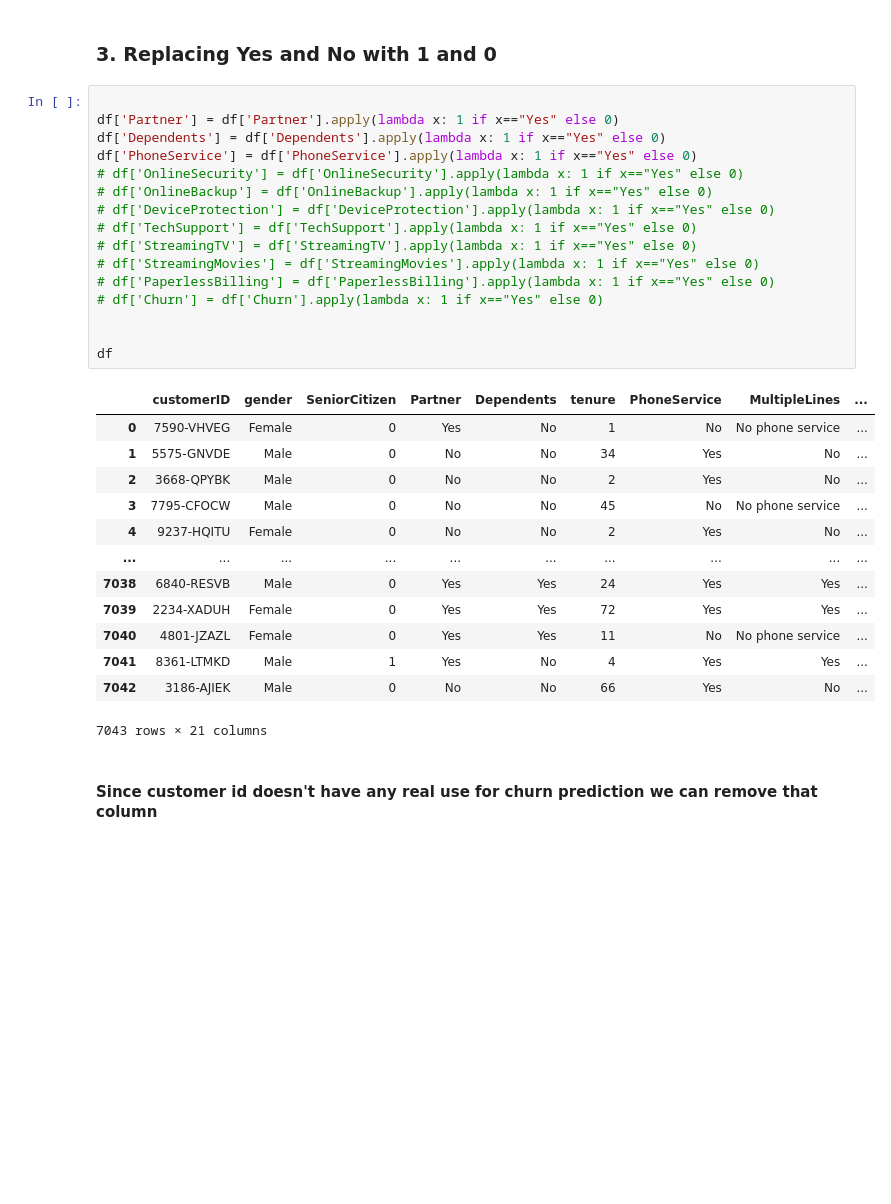
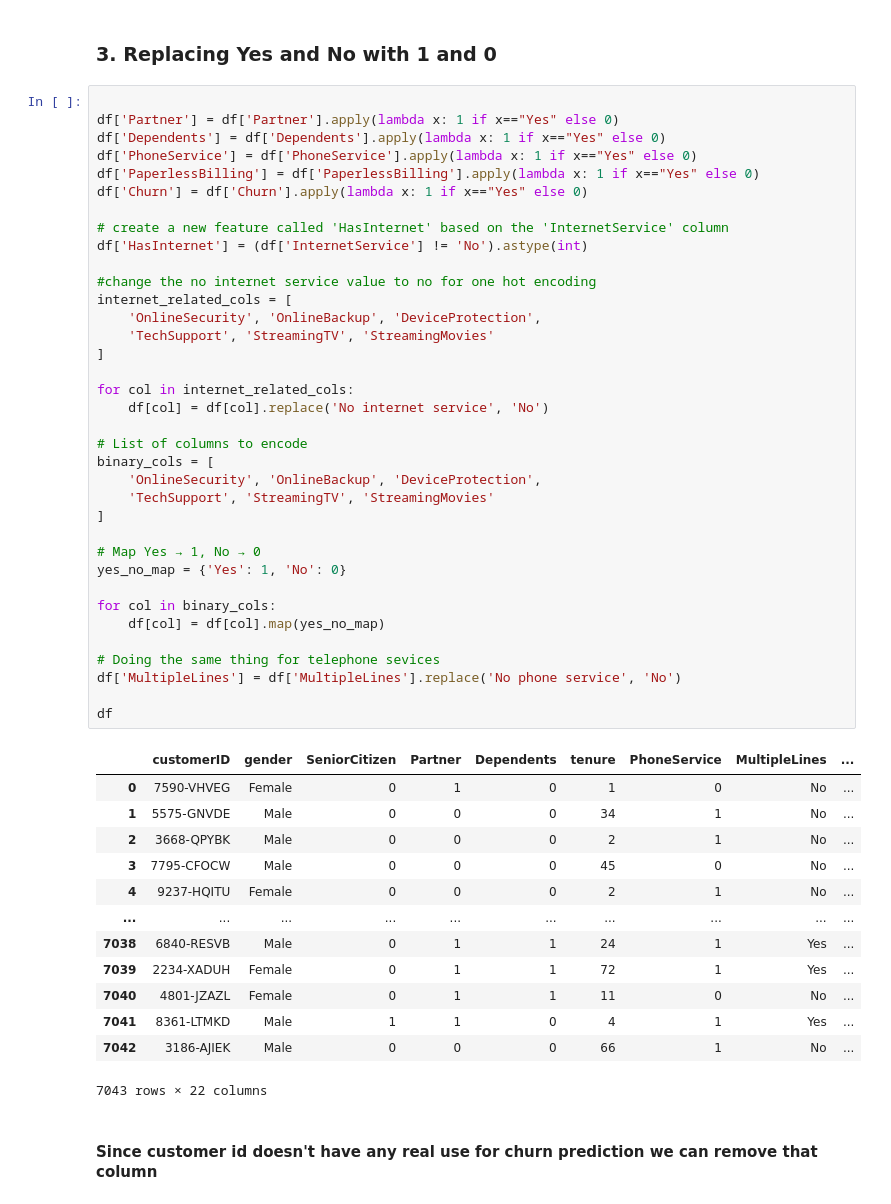
Before and after one commit to HirushikaPelagewtta/Telco-Customer-Churn-Prediction, a Jupyter notebook: EDA/0_Handling_Missing_Values.ipynb, the cells around one changed output. Drawn from its saved outputs; the diff is of its cells as text; blank space fills up the shorter version.

Commit message:
Maual Encoding

```diff
--- a/EDA/0_Handling_Missing_Values.ipynb
+++ b/EDA/0_Handling_Missing_Values.ipynb
@@ -98,33 +98,53 @@ for row, col in positions:
 # %%
 
 df['Partner'] = df['Partner'].apply(lambda x: 1 if x=="Yes" else 0)
 df['Dependents'] = df['Dependents'].apply(lambda x: 1 if x=="Yes" else 0)
 df['PhoneService'] = df['PhoneService'].apply(lambda x: 1 if x=="Yes" else 0)
-# df['OnlineSecurity'] = df['OnlineSecurity'].apply(lambda x: 1 if x=="Yes" else 0)
-# df['OnlineBackup'] = df['OnlineBackup'].apply(lambda x: 1 if x=="Yes" else 0)
-# df['DeviceProtection'] = df['DeviceProtection'].apply(lambda x: 1 if x=="Yes" else 0)
-# df['TechSupport'] = df['TechSupport'].apply(lambda x: 1 if x=="Yes" else 0)
-# df['StreamingTV'] = df['StreamingTV'].apply(lambda x: 1 if x=="Yes" else 0)
-# df['StreamingMovies'] = df['StreamingMovies'].apply(lambda x: 1 if x=="Yes" else 0)
-# df['PaperlessBilling'] = df['PaperlessBilling'].apply(lambda x: 1 if x=="Yes" else 0)
-# df['Churn'] = df['Churn'].apply(lambda x: 1 if x=="Yes" else 0)
+df['PaperlessBilling'] = df['PaperlessBilling'].apply(lambda x: 1 if x=="Yes" else 0)
+df['Churn'] = df['Churn'].apply(lambda x: 1 if x=="Yes" else 0)
 
+# create a new feature called 'HasInternet' based on the 'InternetService' column
+df['HasInternet'] = (df['InternetService'] != 'No').astype(int)
+
+#change the no internet service value to no for one hot encoding
+internet_related_cols = [
+    'OnlineSecurity', 'OnlineBackup', 'DeviceProtection',
+    'TechSupport', 'StreamingTV', 'StreamingMovies'
+]
+
+for col in internet_related_cols:
+    df[col] = df[col].replace('No internet service', 'No')
+
+# List of columns to encode
+binary_cols = [
+    'OnlineSecurity', 'OnlineBackup', 'DeviceProtection',
+    'TechSupport', 'StreamingTV', 'StreamingMovies'
+]
+
+# Map Yes → 1, No → 0
+yes_no_map = {'Yes': 1, 'No': 0}
+
+for col in binary_cols:
+    df[col] = df[col].map(yes_no_map)
+
+# Doing the same thing for telephone sevices
+df['MultipleLines'] = df['MultipleLines'].replace('No phone service', 'No')
 
 df
 # %% [output]
 |  | customerID | gender | SeniorCitizen | Partner | Dependents | tenure | PhoneService | MultipleLines | ... |
-| 0 | 7590-VHVEG | Female | 0 | Yes | No | 1 | No | No phone service | ... |
-| 1 | 5575-GNVDE | Male | 0 | No | No | 34 | Yes | No | ... |
-| 2 | 3668-QPYBK | Male | 0 | No | No | 2 | Yes | No | ... |
-| 3 | 7795-CFOCW | Male | 0 | No | No | 45 | No | No phone service | ... |
-| 4 | 9237-HQITU | Female | 0 | No | No | 2 | Yes | No | ... |
+| 0 | 7590-VHVEG | Female | 0 | 1 | 0 | 1 | 0 | No | ... |
+| 1 | 5575-GNVDE | Male | 0 | 0 | 0 | 34 | 1 | No | ... |
+| 2 | 3668-QPYBK | Male | 0 | 0 | 0 | 2 | 1 | No | ... |
+| 3 | 7795-CFOCW | Male | 0 | 0 | 0 | 45 | 0 | No | ... |
+| 4 | 9237-HQITU | Female | 0 | 0 | 0 | 2 | 1 | No | ... |
 | ... | ... | ... | ... | ... | ... | ... | ... | ... | ... |
-| 7038 | 6840-RESVB | Male | 0 | Yes | Yes | 24 | Yes | Yes | ... |
-| 7039 | 2234-XADUH | Female | 0 | Yes | Yes | 72 | Yes | Yes | ... |
-| 7040 | 4801-JZAZL | Female | 0 | Yes | Yes | 11 | No | No phone service | ... |
-| 7041 | 8361-LTMKD | Male | 1 | Yes | No | 4 | Yes | Yes | ... |
-| 7042 | 3186-AJIEK | Male | 0 | No | No | 66 | Yes | No | ... |
+| 7038 | 6840-RESVB | Male | 0 | 1 | 1 | 24 | 1 | Yes | ... |
+| 7039 | 2234-XADUH | Female | 0 | 1 | 1 | 72 | 1 | Yes | ... |
+| 7040 | 4801-JZAZL | Female | 0 | 1 | 1 | 11 | 0 | No | ... |
+| 7041 | 8361-LTMKD | Male | 1 | 1 | 0 | 4 | 1 | Yes | ... |
+| 7042 | 3186-AJIEK | Male | 0 | 0 | 0 | 66 | 1 | No | ... |
-7043 rows × 21 columns
+7043 rows × 22 columns
 # %% [markdown]
 #### Since customer id doesn't have any real use for churn prediction we can remove that column
 # %%
```
Also changed, not shown: 3 other files.
